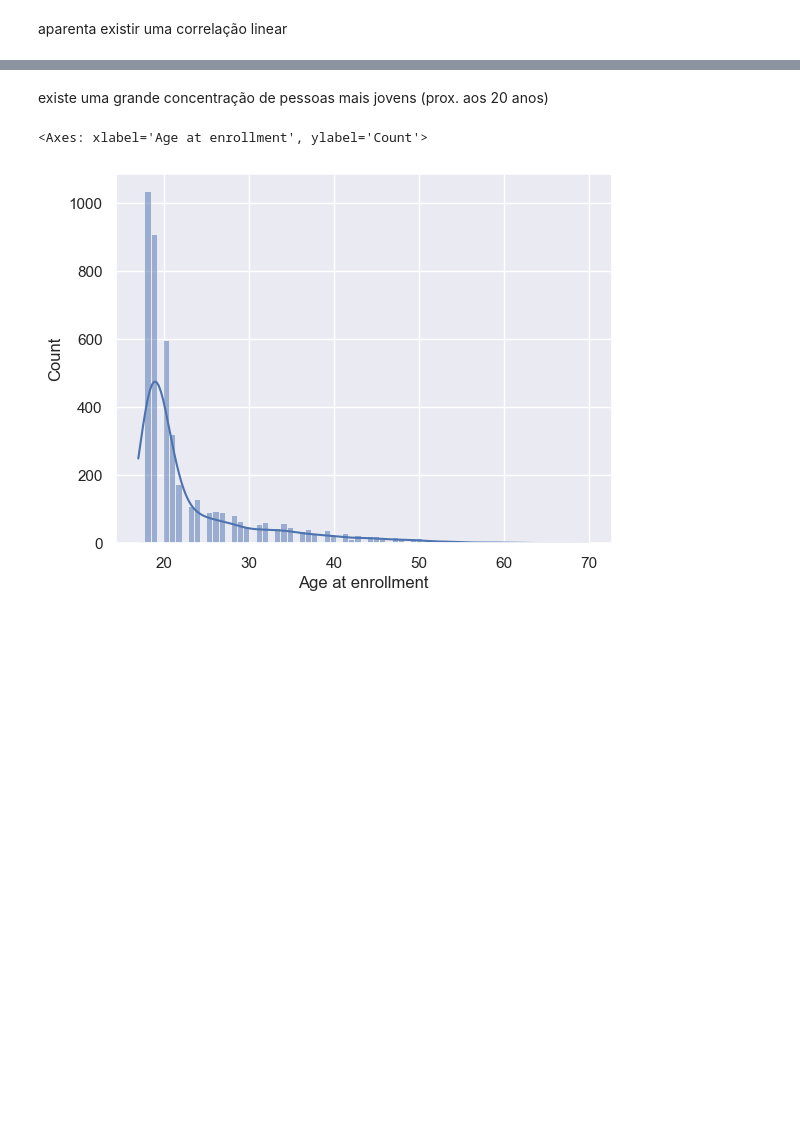
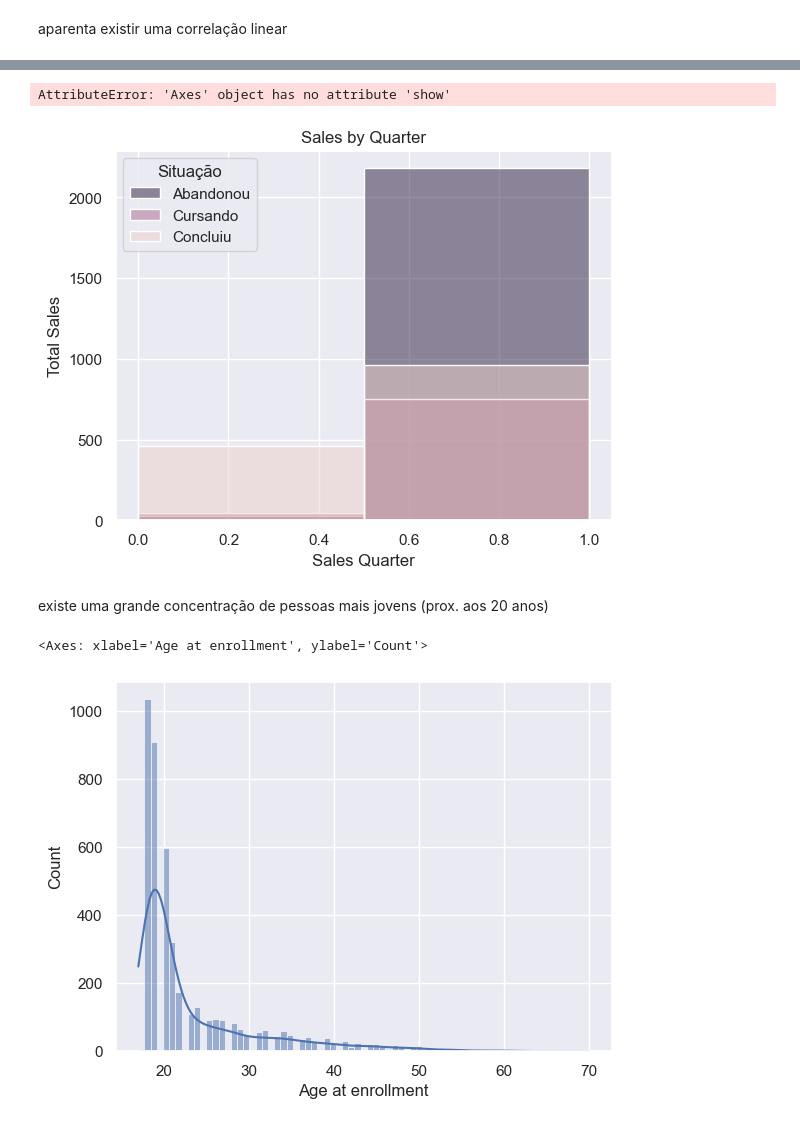
Before and after one commit to felmateos/predict-academic-success, a Jupyter notebook: AcademicSuccess.ipynb, the cells around one changed output, grey strips where cells are left out. Drawn from its saved outputs; the diff is of its cells as text; code cells hidden in the pictures; blank space fills up the shorter version.

```diff
--- a/AcademicSuccess.ipynb
+++ b/AcademicSuccess.ipynb
@@ -217,3 +239,19 @@ aparenta existir uma correlação linear
+# %%
+ax = sns.histplot(data=df,
+            x='Tuition fees up to date',
+            hue='Target',
+            bins=2,
+            legend=False)
+
+ax.set(xlabel='Sales Quarter',
+       ylabel='Total Sales',
+       title='Sales by Quarter')
+ax.legend(title='Situação', loc='upper left', labels=['Abandonou', 'Cursando', 'Concluiu'])
+
+plt.show()
+# %% [output]
+AttributeError: 'Axes' object has no attribute 'show'
+[figure, added]
 # %%
 fig = px.box(df, y='Age at enrollment')
 fig.show()
```
Also changed, not shown: parts of 13 cells of this notebook.
